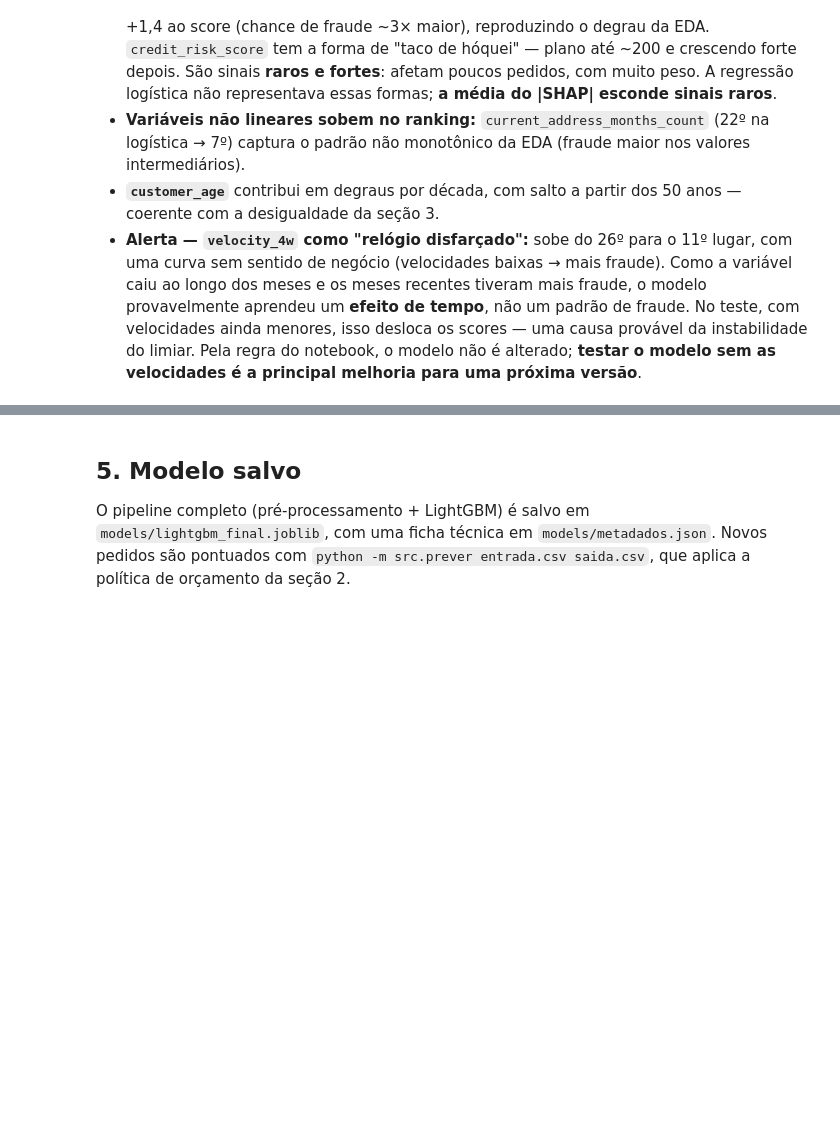
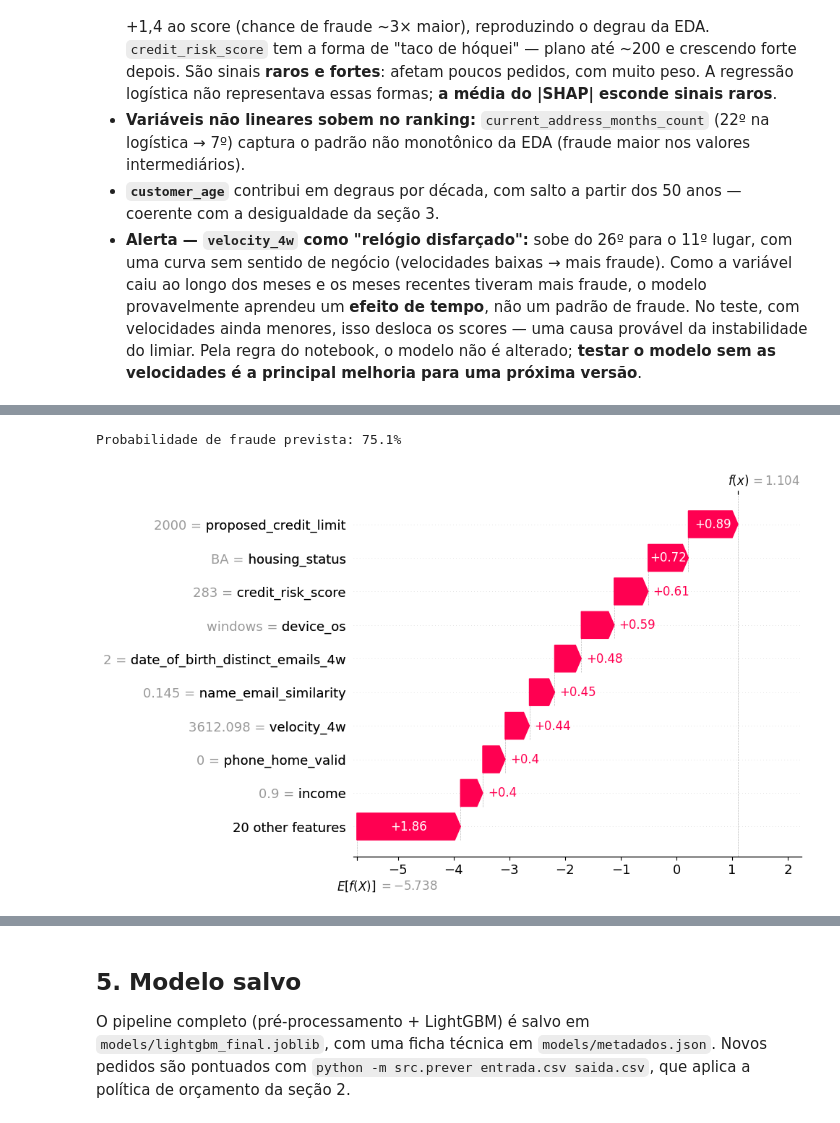
Before and after one commit to davidfwallace/fraude-abertura-conta, a Jupyter notebook: notebooks/05_modelo_final.ipynb, the cells around one changed output, grey strips where cells are left out. Saved outputs shown, nothing was run; the diff lists cells and outputs as text; code cells hidden in the pictures; blank space fills up the shorter version.

```diff
--- a/notebooks/05_modelo_final.ipynb
+++ b/notebooks/05_modelo_final.ipynb
@@ -316,0 +385,12 @@ forca.loc[DESTAQUES + ["device_os", "housing_status"]].style.format(precision=3,
+# %%
+fraudes = np.flatnonzero(amostra[ALVO].to_numpy() == 1)
+i = fraudes[np.argmax(valores_shap.values[fraudes].sum(axis=1))]  # fraude real com maior score
+print(f"Probabilidade de fraude prevista: {modelo_final['modelo'].predict_proba(X_amostra.iloc[[i]])[:, 1][0]:.1%}")
+
+plt.figure()
+shap.plots.waterfall(valores_shap[i], max_display=10, show=False)
+plt.savefig(FIG_DIR / "05_shap_exemplo_fraude.png", dpi=150, bbox_inches="tight")
+plt.show()
+# %% [output]
+Probabilidade de fraude prevista: 75.1%
+[figure, added]
```
Also changed, not shown: parts of 9 cells of this notebook, 6 other files.
